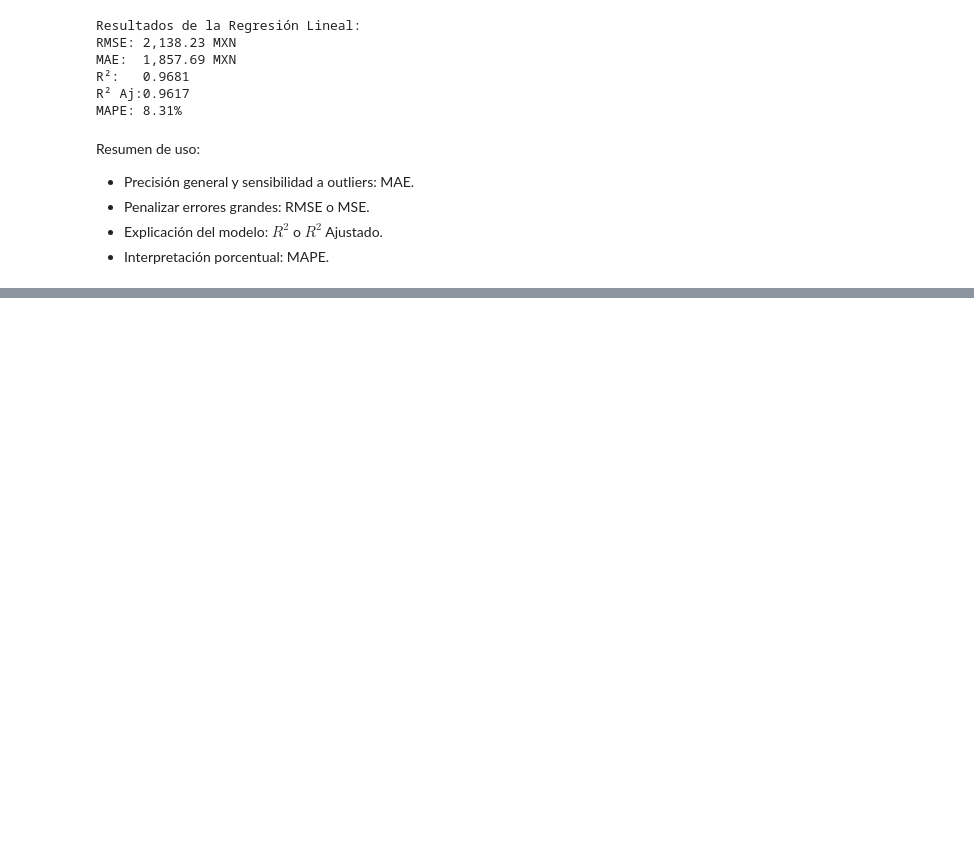
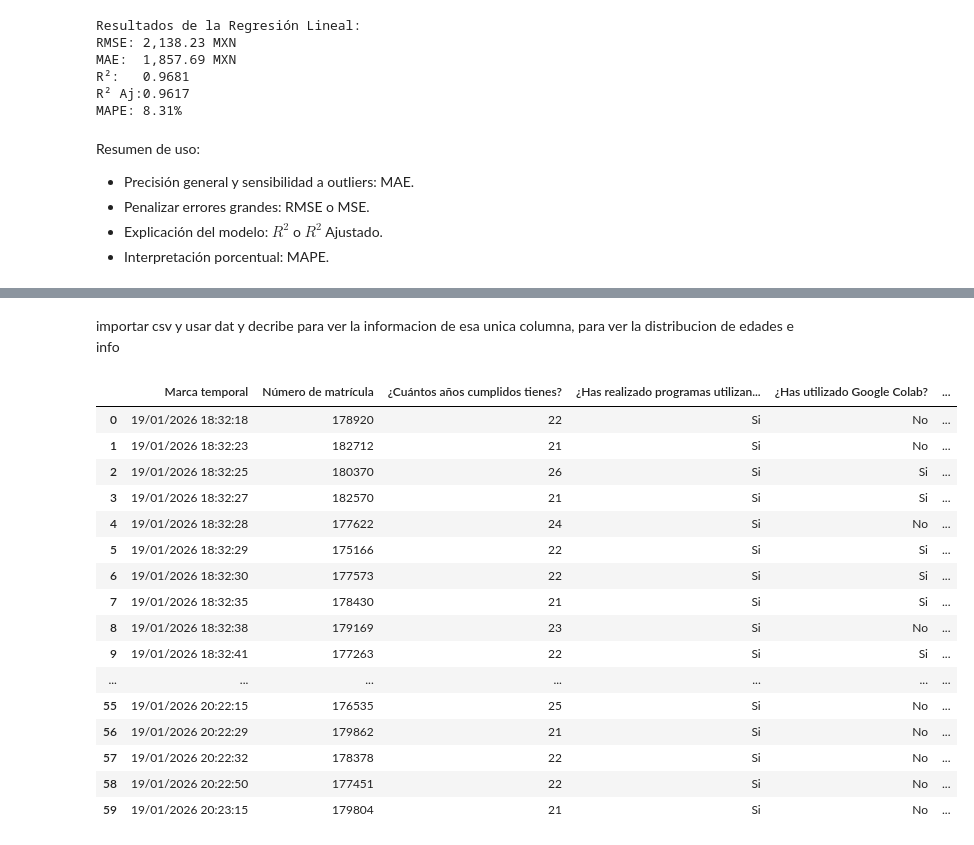
Before and after one commit to Diego0086/Mineria-De-Datos, a Jupyter notebook: Untitled0.ipynb, the cells around one changed output, grey strips where cells are left out. Saved outputs shown, nothing was run; the diff lists cells and outputs as text; code cells hidden in the pictures; blank space fills up the shorter version.

```diff
--- a/Untitled0.ipynb
+++ b/Untitled0.ipynb
@@ -1024,0 +1131,24 @@ Resumen de uso:
+# %% [markdown]
+importar csv y usar dat y decribe para ver la informacion de esa unica columna, para ver la distribucion de edades e info
+# %%
+df_edad=pd.read_csv('/content/drive/MyDrive/Mineria/log.csv')
+# %%
+df_edad
+# %% [output]
+|  | Marca temporal | Número de matrícula | ¿Cuántos años cumplidos tienes? | ¿Has realizado programas utilizan... | ¿Has utilizado Google Colab? | ... |
+| 0 | 19/01/2026 18:32:18 | 178920 | 22 | Si | No | ... |
+| 1 | 19/01/2026 18:32:23 | 182712 | 21 | Si | No | ... |
+| 2 | 19/01/2026 18:32:25 | 180370 | 26 | Si | Si | ... |
+| 3 | 19/01/2026 18:32:27 | 182570 | 21 | Si | Si | ... |
+| 4 | 19/01/2026 18:32:28 | 177622 | 24 | Si | No | ... |
+| 5 | 19/01/2026 18:32:29 | 175166 | 22 | Si | Si | ... |
+| 6 | 19/01/2026 18:32:30 | 177573 | 22 | Si | Si | ... |
+| 7 | 19/01/2026 18:32:35 | 178430 | 21 | Si | Si | ... |
+| 8 | 19/01/2026 18:32:38 | 179169 | 23 | Si | No | ... |
+| 9 | 19/01/2026 18:32:41 | 177263 | 22 | Si | Si | ... |
+| ... | ... | ... | ... | ... | ... | ... |
+| 55 | 19/01/2026 20:22:15 | 176535 | 25 | Si | No | ... |
+| 56 | 19/01/2026 20:22:29 | 179862 | 21 | Si | No | ... |
+| 57 | 19/01/2026 20:22:32 | 178378 | 22 | Si | No | ... |
+| 58 | 19/01/2026 20:22:50 | 177451 | 22 | Si | No | ... |
+| 59 | 19/01/2026 20:23:15 | 179804 | 21 | Si | No | ... |
```
Also changed, not shown: parts of 17 cells of this notebook.
